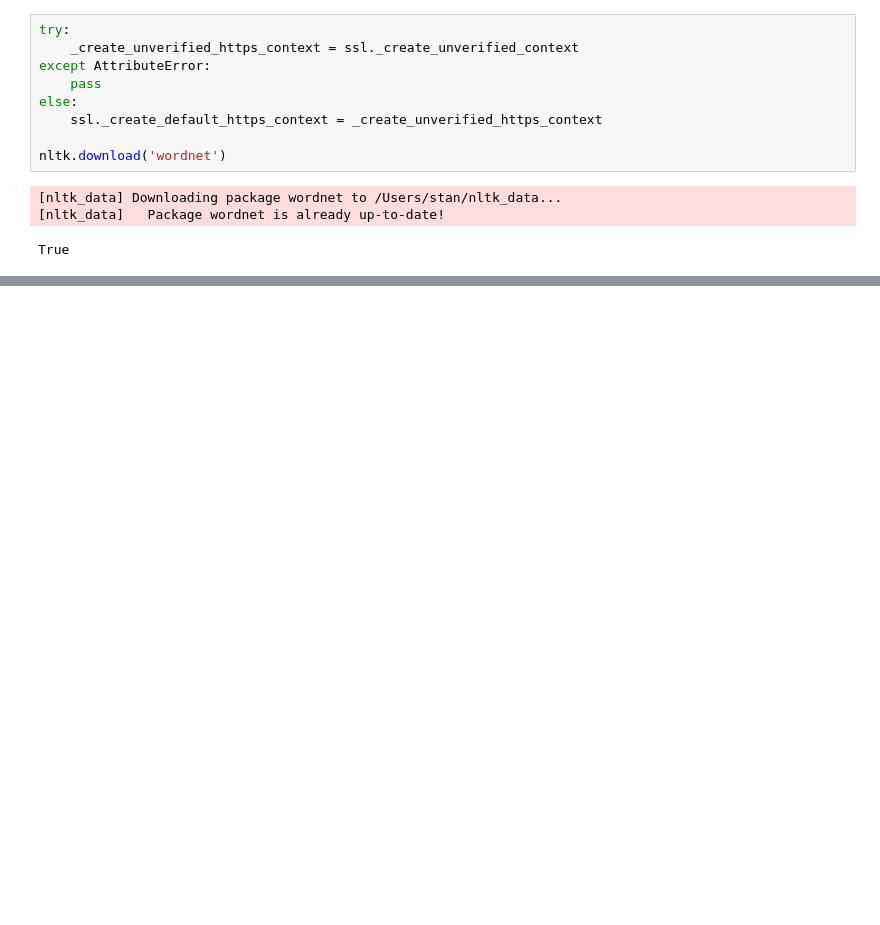
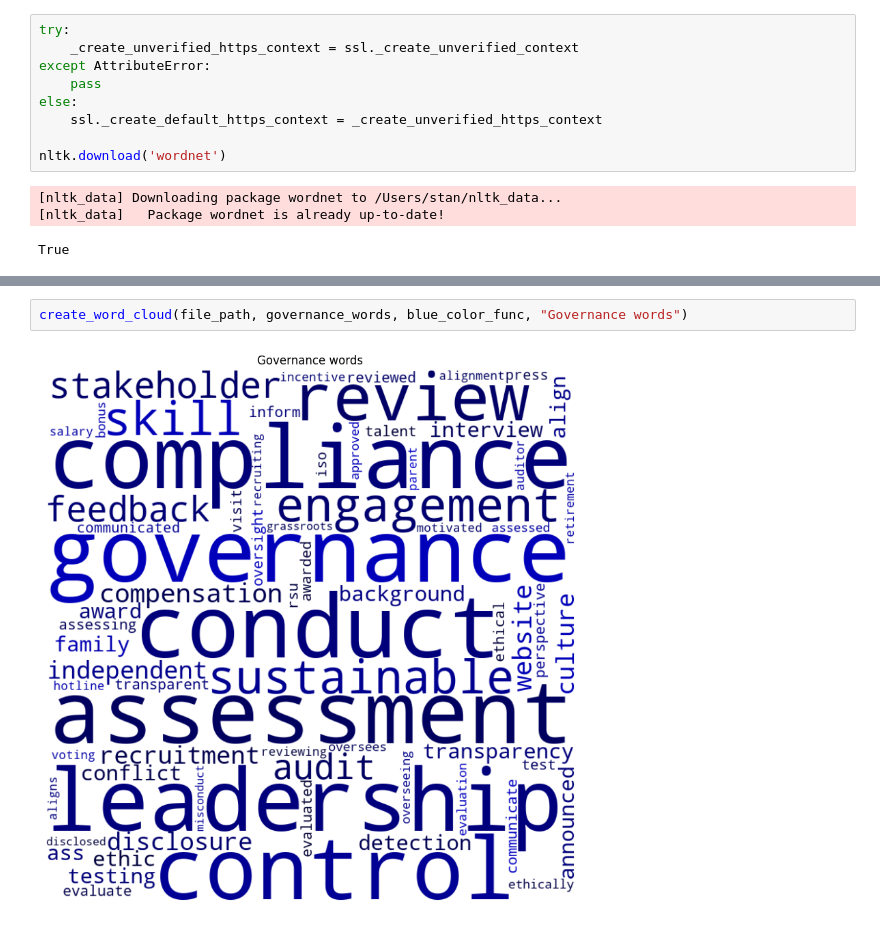
Before and after one commit to StanKarz/esg_demo_system, a Jupyter notebook: ESG_read_text.ipynb, the cells around one changed output, grey strips where cells are left out. Cells and saved outputs as stored; diff of their text form; blank space fills up the shorter version.

```diff
--- a/ESG_read_text.ipynb
+++ b/ESG_read_text.ipynb
@@ -222,0 +251,4 @@ full_text
+# %%
+create_word_cloud(file_path, governance_words, blue_color_func, "Governance words")
+# %% [output]
+[figure, added]
```
Also changed, not shown: parts of 13 cells of this notebook, 2 other files.
